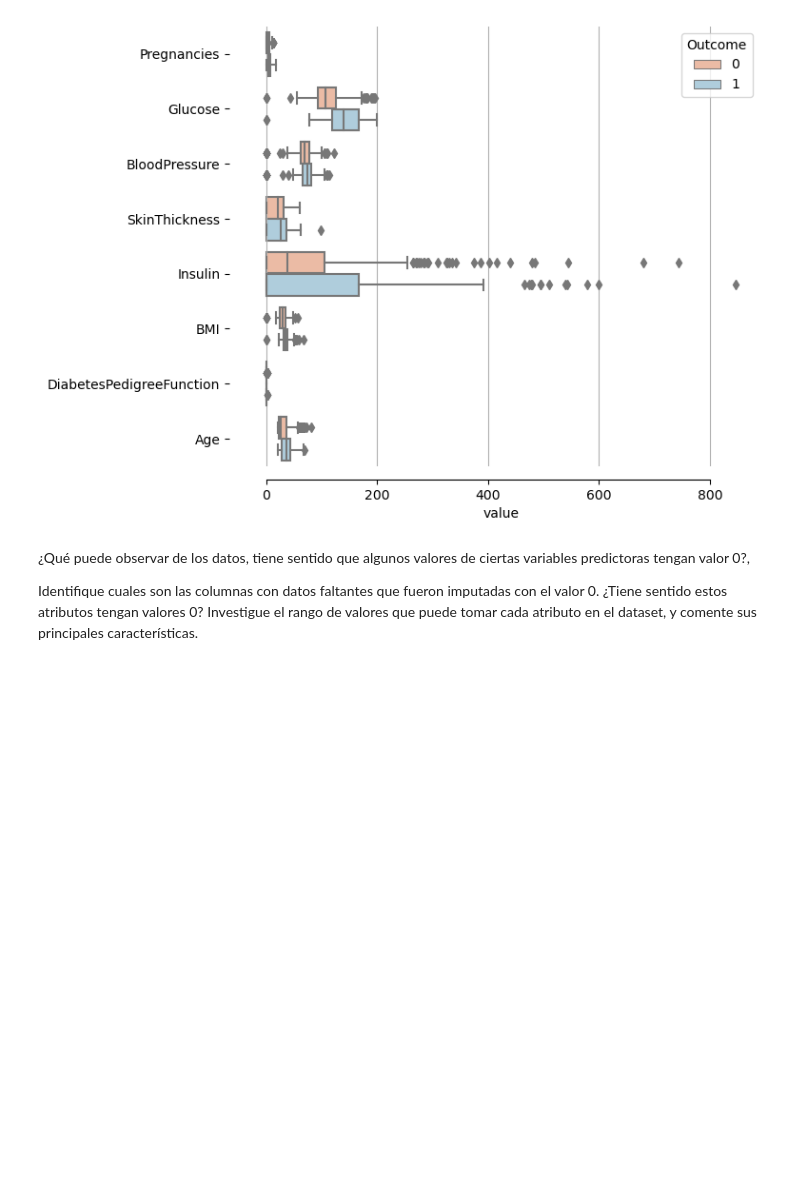
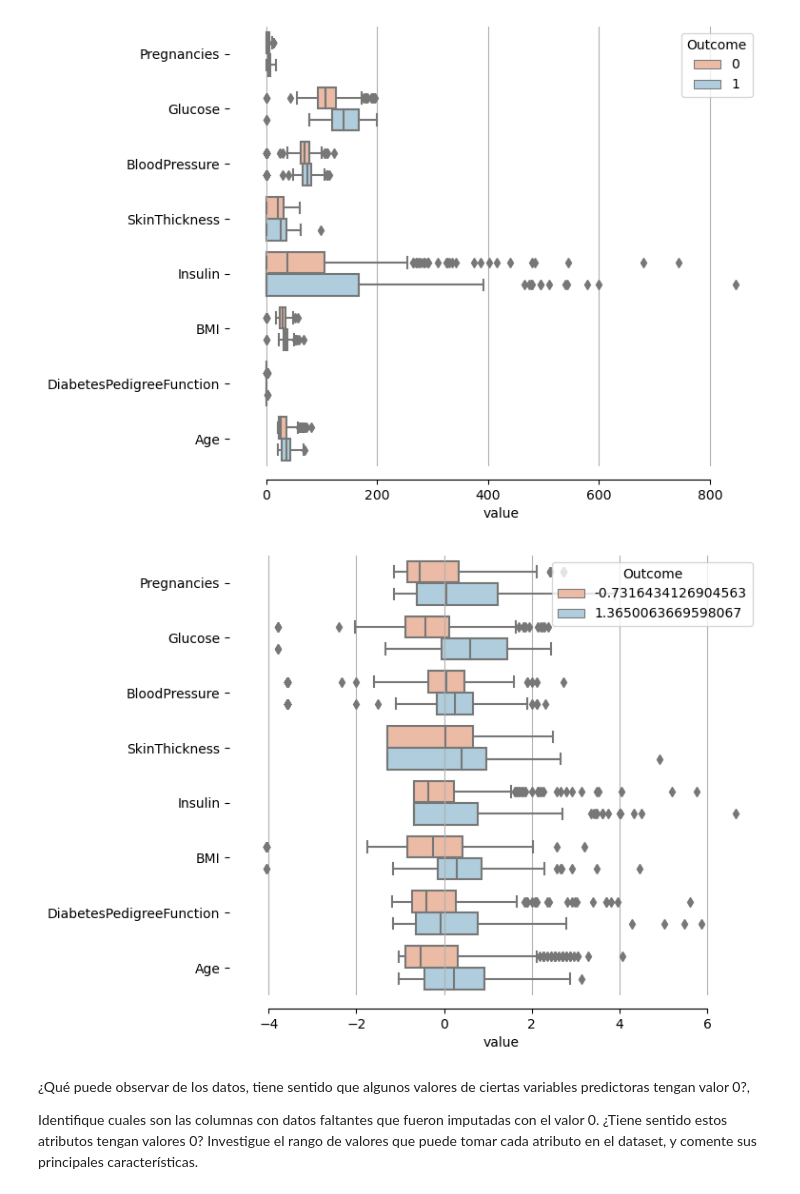
Before and after one commit to FabianCastellano/inf395_hw1, a Jupyter notebook: Enunciado_Tarea1.ipynb, the cells around one changed output. Drawn from its saved outputs; the diff is of its cells as text; code cells hidden in the pictures; blank space fills up the shorter version.

```diff
--- a/Enunciado_Tarea1.ipynb
+++ b/Enunciado_Tarea1.ipynb
@@ -126,6 +112,22 @@ ax.set(ylabel="")
 sns.despine(trim=True, left=True)
 # %% [output]
 [figure]
+# %%
+melted_df = pd.melt((df.reset_index()-df.reset_index().mean())/df.reset_index().std(), id_vars = ['index', 'Outcome'] , var_name="features", value_name='value')
+
+f, ax = plt.subplots(figsize=(7, 6))
+
+sns.boxplot(x="value", y="features",
+            hue="Outcome", palette='RdBu',
+            data=melted_df)
+sns.despine(offset=10, trim=True)
+
+# Tweak the visual presentation
+ax.xaxis.grid(True)
+ax.set(ylabel="")
+sns.despine(trim=True, left=True)
+# %% [output]
+[figure, added]
 # %% [markdown]
 ¿Qué puede observar de los datos, tiene sentido que algunos valores de ciertas variables predictoras tengan valor 0?,
 
```
Also changed, not shown: parts of 4 cells of this notebook.
